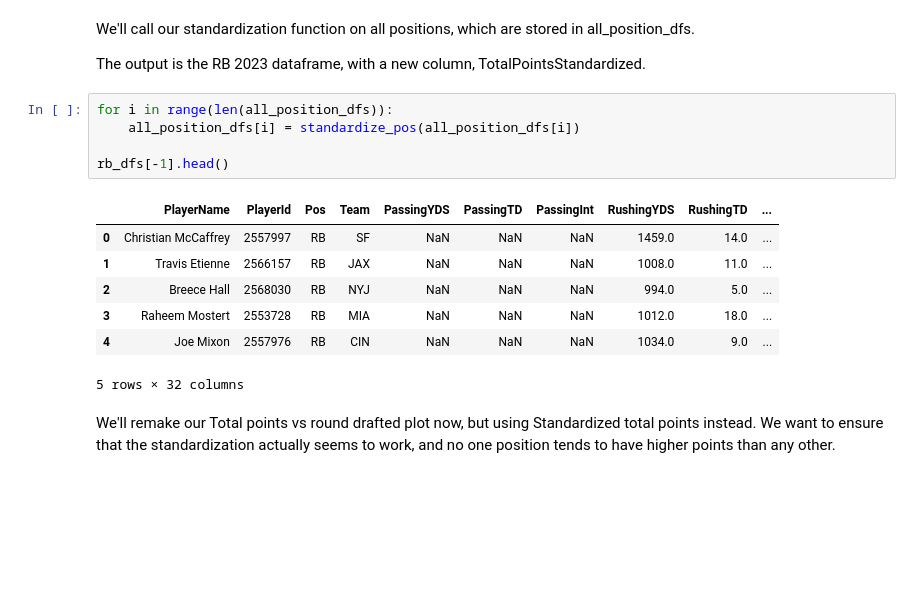
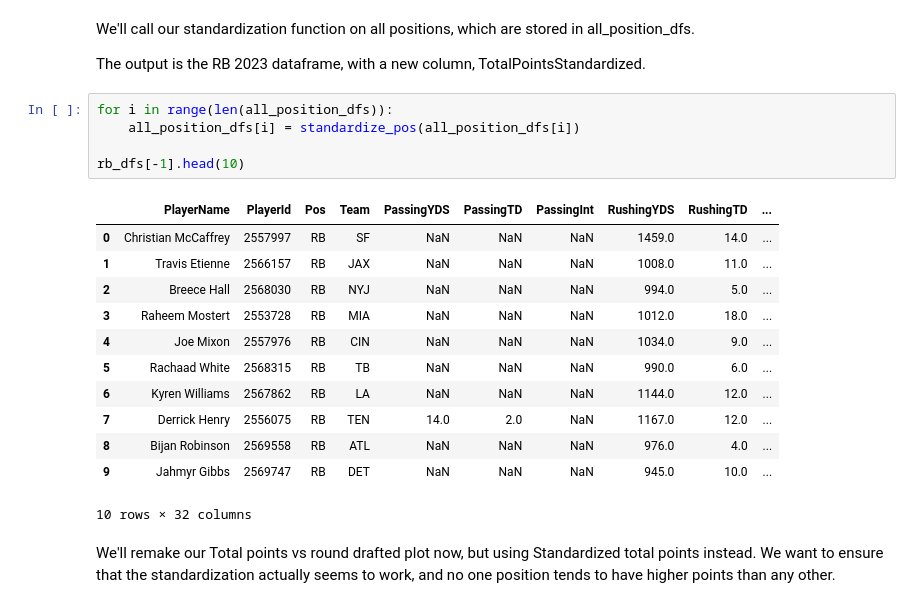
Before and after one commit to fdeegbe/FantasyFootballAnalysis, a Jupyter notebook: FantasyFootballAnalysis.ipynb, the cells around one changed output. Drawn from its saved outputs; the diff is of its cells as text; blank space fills up the shorter version.

```diff
--- a/FantasyFootballAnalysis.ipynb
+++ b/FantasyFootballAnalysis.ipynb
@@ -551,16 +551,21 @@ The output is the RB 2023 dataframe, with a new column, TotalPointsStandardized.
 # %%
 for i in range(len(all_position_dfs)):
     all_position_dfs[i] = standardize_pos(all_position_dfs[i])
 
-rb_dfs[-1].head()
+rb_dfs[-1].head(10)
 # %% [output]
 |  | PlayerName | PlayerId | Pos | Team | PassingYDS | PassingTD | PassingInt | RushingYDS | RushingTD | ... |
 | 0 | Christian McCaffrey | 2557997 | RB | SF | NaN | NaN | NaN | 1459.0 | 14.0 | ... |
 | 1 | Travis Etienne | 2566157 | RB | JAX | NaN | NaN | NaN | 1008.0 | 11.0 | ... |
 | 2 | Breece Hall | 2568030 | RB | NYJ | NaN | NaN | NaN | 994.0 | 5.0 | ... |
 | 3 | Raheem Mostert | 2553728 | RB | MIA | NaN | NaN | NaN | 1012.0 | 18.0 | ... |
 | 4 | Joe Mixon | 2557976 | RB | CIN | NaN | NaN | NaN | 1034.0 | 9.0 | ... |
+| 5 | Rachaad White | 2568315 | RB | TB | NaN | NaN | NaN | 990.0 | 6.0 | ... |
+| 6 | Kyren Williams | 2567862 | RB | LA | NaN | NaN | NaN | 1144.0 | 12.0 | ... |
+| 7 | Derrick Henry | 2556075 | RB | TEN | 14.0 | 2.0 | NaN | 1167.0 | 12.0 | ... |
+| 8 | Bijan Robinson | 2569558 | RB | ATL | NaN | NaN | NaN | 976.0 | 4.0 | ... |
+| 9 | Jahmyr Gibbs | 2569747 | RB | DET | NaN | NaN | NaN | 945.0 | 10.0 | ... |
-5 rows × 32 columns
+10 rows × 32 columns
 # %% [markdown]
 We'll remake our Total points vs round drafted plot now, but using Standardized total points instead. We want to ensure that the standardization actually seems to work, and no one position tends to have higher points than any other.
 # %%
```
Also changed, not shown: parts of 4 cells of this notebook, 4 other files.
